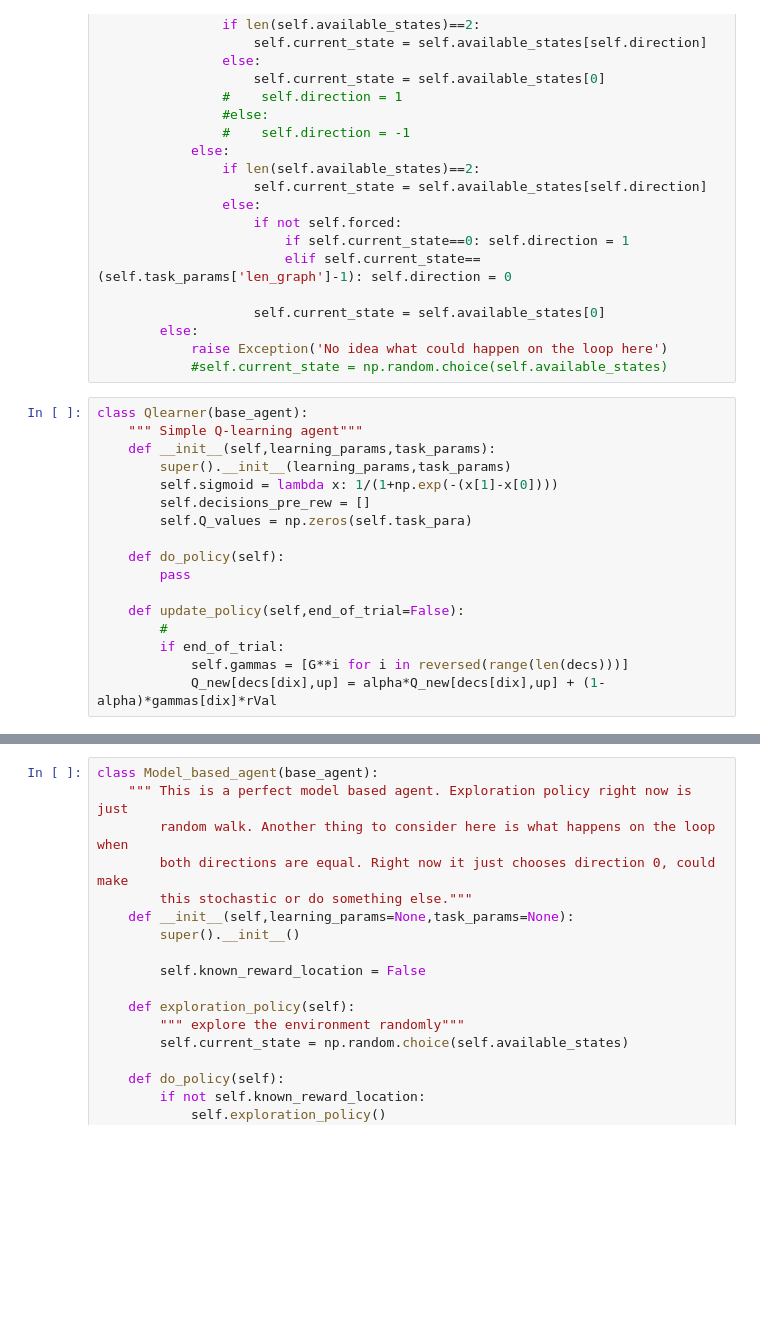
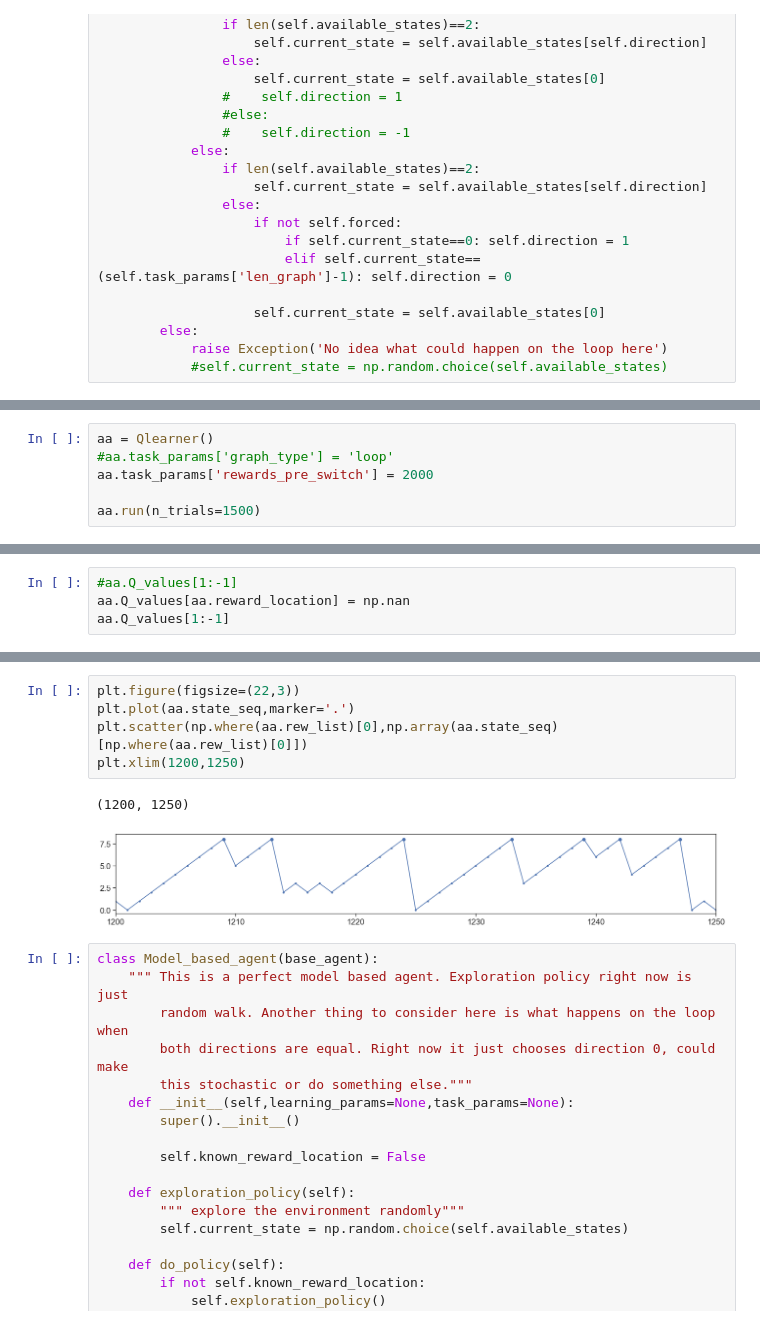
Before and after one commit to yves-weissenberger/line_loop, a Jupyter notebook: project_notebooks/line_loop/simulation/simulate_agents_line_loop_navi.ipynb, the cells around one changed output, grey strips where cells are left out. Drawn from its saved outputs; the diff is of its cells as text; blank space fills up the shorter version.

Commit message:
failing the Q learning agent...??

```diff
--- a/project_notebooks/line_loop/simulation/simulate_agents_line_loop_navi.ipynb
+++ b/project_notebooks/line_loop/simulation/simulate_agents_line_loop_navi.ipynb
@@ -252,20 +252,3 @@ class towards_middle_agent(base_agent):
         else:
             raise Exception('No idea what could happen on the loop here')
             #self.current_state = np.random.choice(self.available_states)
-# %%
-class Qlearner(base_agent):
-    """ Simple Q-learning agent"""
-    def __init__(self,learning_params,task_params):
-        super().__init__(learning_params,task_params)
-        self.sigmoid = lambda x: 1/(1+np.exp(-(x[1]-x[0])))
-        self.decisions_pre_rew = []
-        self.Q_values = np.zeros(self.task_para)
-
-    def do_policy(self):
-        pass
-
-    def update_policy(self,end_of_trial=False):
-        #
-        if end_of_trial:
-            self.gammas = [G**i for i in reversed(range(len(decs)))]
-            Q_new[decs[dix],up] = alpha*Q_new[decs[dix],up] + (1-alpha)*gammas[dix]*rVal
@@ -271,0 +298,6 @@ class Qlearner(base_agent):
+# %%
+aa = Qlearner()
+#aa.task_params['graph_type'] = 'loop'
+aa.task_params['rewards_pre_switch'] = 2000
+
+aa.run(n_trials=1500)
@@ -271,0 +308,4 @@ class Qlearner(base_agent):
+# %%
+#aa.Q_values[1:-1]
+aa.Q_values[aa.reward_location] = np.nan
+aa.Q_values[1:-1]
@@ -272,3 +333,11 @@ class Qlearner(base_agent):
+# %%
+plt.figure(figsize=(22,3))
+plt.plot(aa.state_seq,marker='.')
+plt.scatter(np.where(aa.rew_list)[0],np.array(aa.state_seq)[np.where(aa.rew_list)[0]])
+plt.xlim(1200,1250)
+# %% [output]
+(1200, 1250)
+[figure, added]
 # %%
 class Model_based_agent(base_agent):
     """ This is a perfect model based agent. Exploration policy right now is just
```
Also changed, not shown: parts of 9 cells of this notebook, 1 other file.
